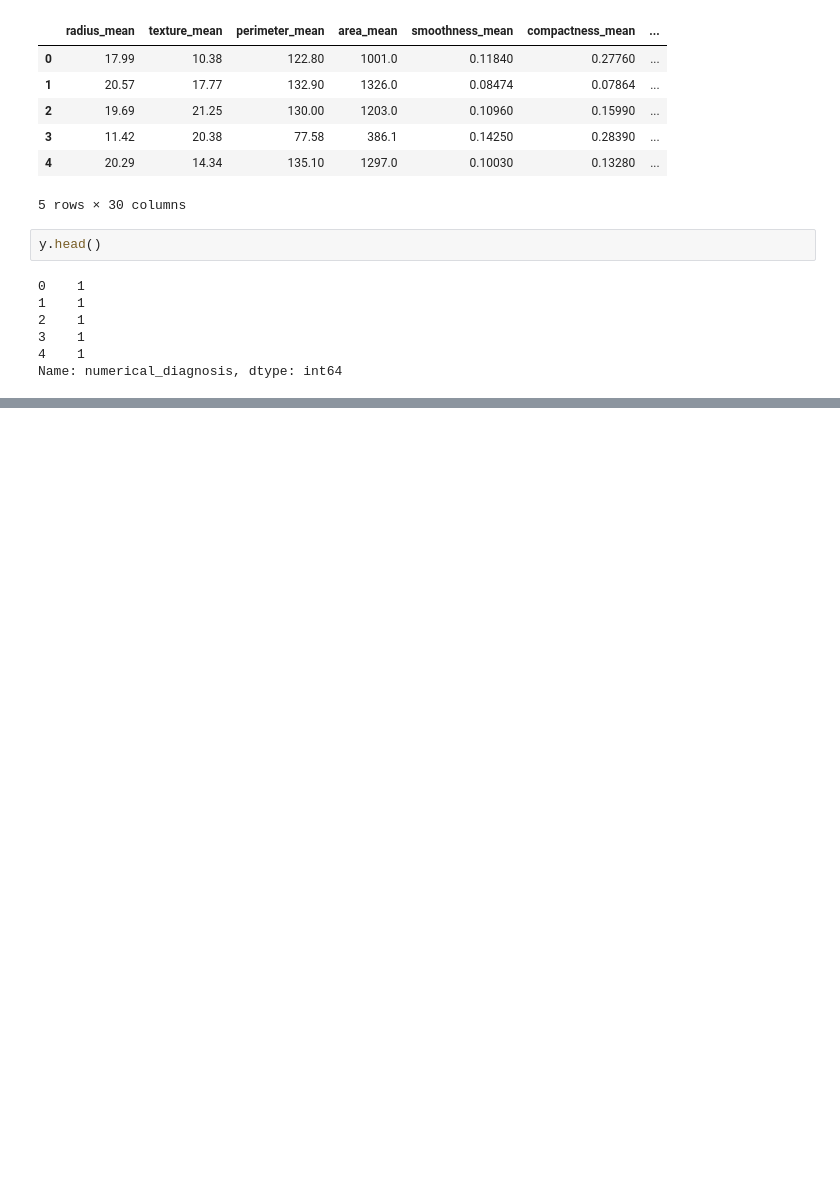
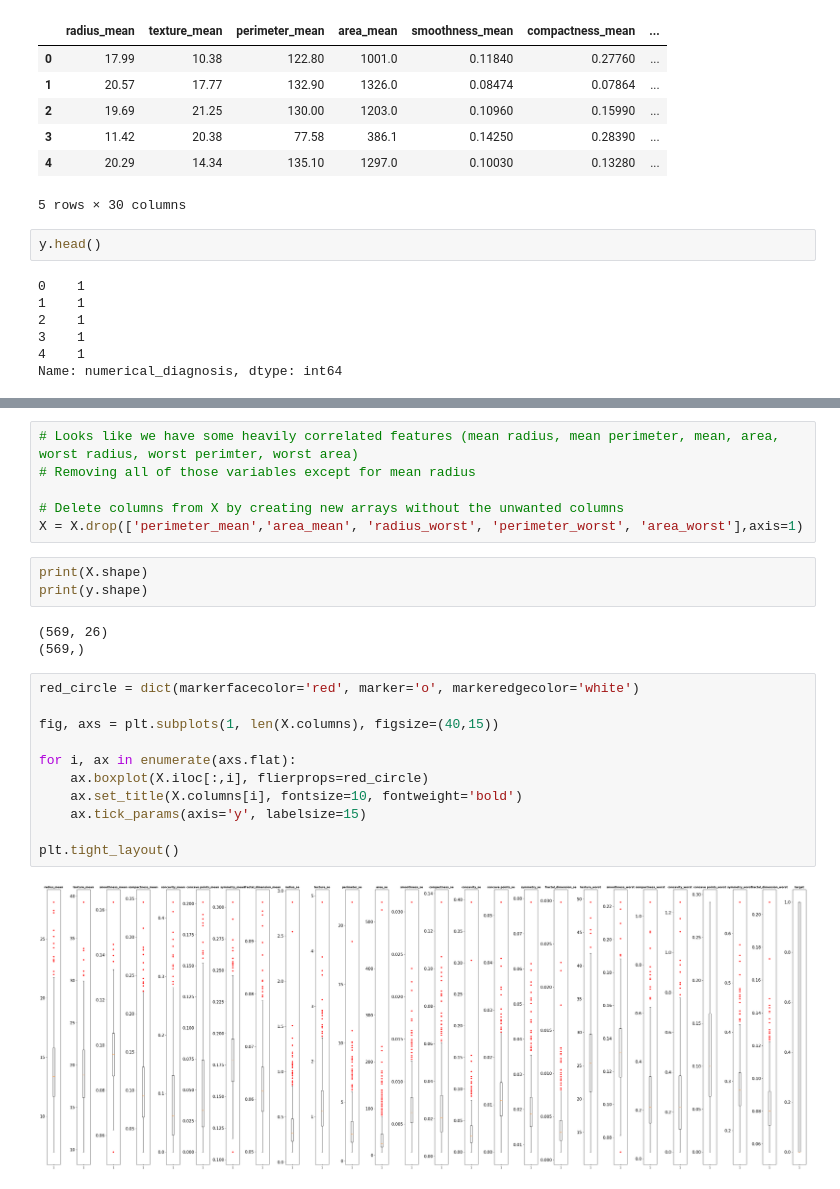
Before and after one commit to joeyyy09/Early-Detection-of-Breast-Cancer-Using-Machine-Learning, a Jupyter notebook: Early_Detection_of_Breast_Cancer_using_Machine_Learning.ipynb, the cells around one changed output, grey strips where cells are left out. Drawn from its saved outputs; the diff is of its cells as text; blank space fills up the shorter version.

```diff
--- a/Early_Detection_of_Breast_Cancer_using_Machine_Learning.ipynb
+++ b/Early_Detection_of_Breast_Cancer_using_Machine_Learning.ipynb
@@ -137,0 +197,25 @@ Name: numerical_diagnosis, dtype: int64
+# %%
+# Looks like we have some heavily correlated features (mean radius, mean perimeter, mean, area, worst radius, worst perimter, worst area)
+# Removing all of those variables except for mean radius
+
+# Delete columns from X by creating new arrays without the unwanted columns
+X = X.drop(['perimeter_mean','area_mean', 'radius_worst', 'perimeter_worst', 'area_worst'],axis=1)
+# %%
+print(X.shape)
+print(y.shape)
+# %% [output]
+(569, 26)
+(569,)
+# %%
+red_circle = dict(markerfacecolor='red', marker='o', markeredgecolor='white')
+
+fig, axs = plt.subplots(1, len(X.columns), figsize=(40,15))
+
+for i, ax in enumerate(axs.flat):
+    ax.boxplot(X.iloc[:,i], flierprops=red_circle)
+    ax.set_title(X.columns[i], fontsize=10, fontweight='bold')
+    ax.tick_params(axis='y', labelsize=15)
+
+plt.tight_layout()
+# %% [output]
+[figure, added]
```
Also changed, not shown: parts of 8 cells of this notebook.
